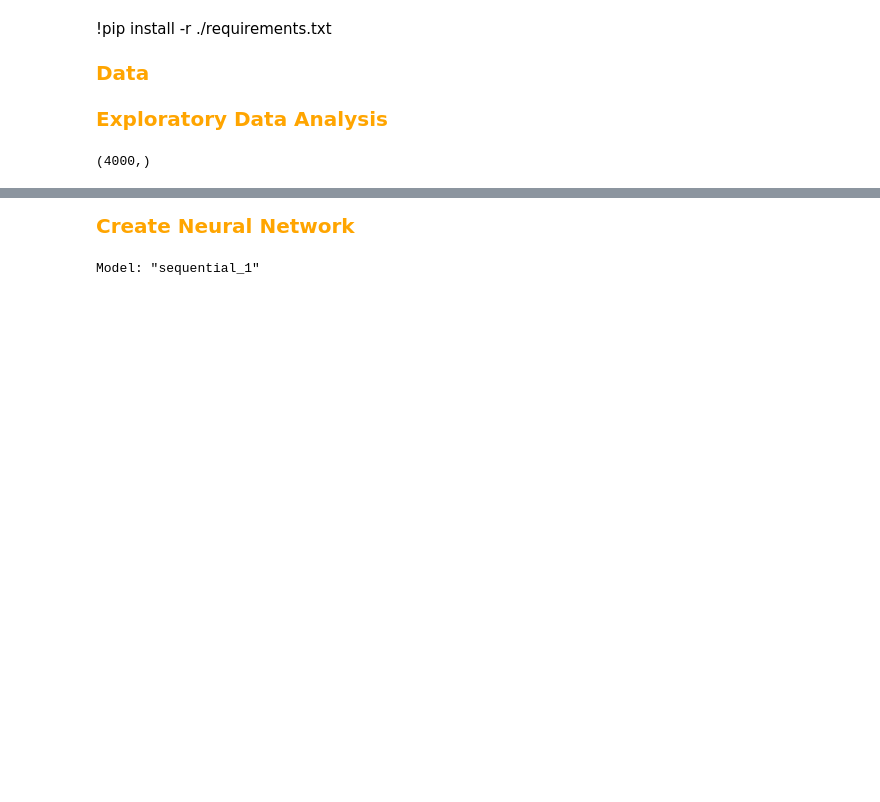
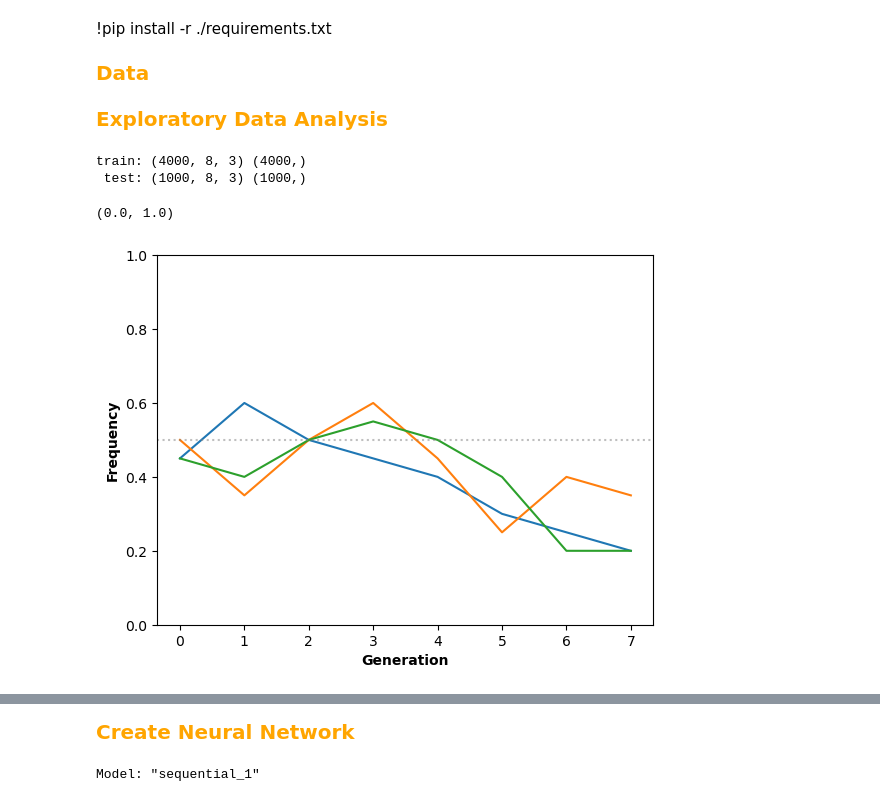
Before and after one commit to diogo-s-ribeiro/DetectingSelection2025, a Jupyter notebook: part2_ml/ml_dsc.ipynb, the cells around one changed output, grey strips where cells are left out. Cells and saved outputs as stored; diff of their text form; code cells hidden in the pictures; blank space fills up the shorter version.

```diff
--- a/part2_ml/ml_dsc.ipynb
+++ b/part2_ml/ml_dsc.ipynb
@@ -33,7 +33,17 @@ X_test = df_test['arr_0']
 y_test = df_test['arr_1']
 # %% [markdown]
 <span style="color:orange;font-size:20px"><b> Exploratory Data Analysis  </b></span><br>
-# %%
-y_train.shape
-# %% [output]
-(4000,)
+# %%
+print('train:', X_train.shape, y_train.shape, '\n test:', X_test.shape, y_test.shape)
+# %% [output]
+train: (4000, 8, 3) (4000,)
+ test: (1000, 8, 3) (1000,)
+# %%
+plt.plot(X_test[0])
+plt.axhline(0.5, alpha=.5, linestyle='dotted', c='gray')
+plt.ylabel('Frequency', fontweight='bold')
+plt.xlabel('Generation', fontweight='bold')
+plt.ylim([0, 1])
+# %% [output]
+(0.0, 1.0)
+[figure, added]
```
Also changed, not shown: parts of 2 cells of this notebook, 3 other files.
